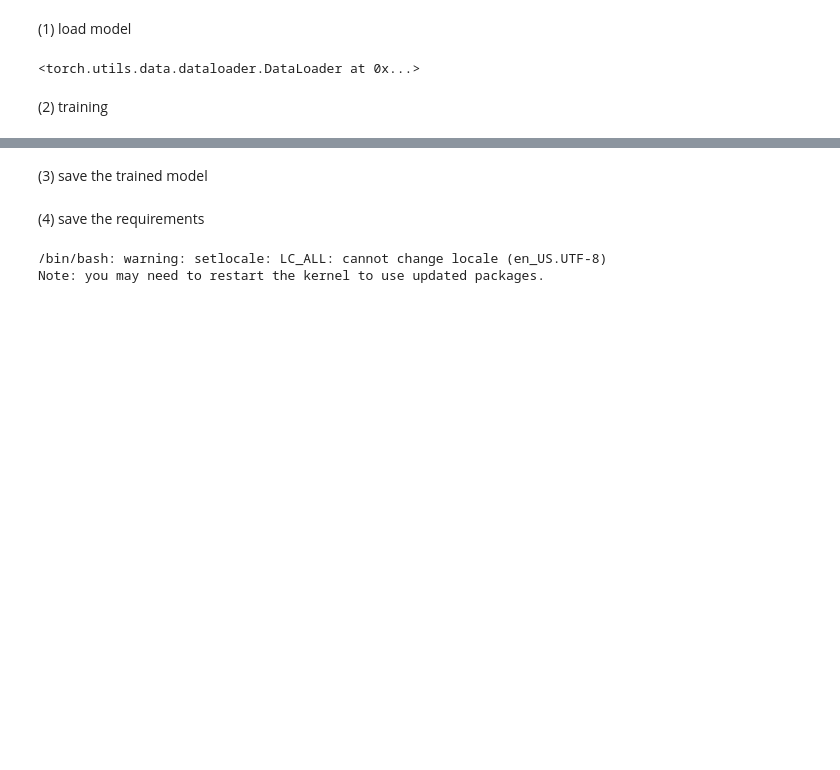
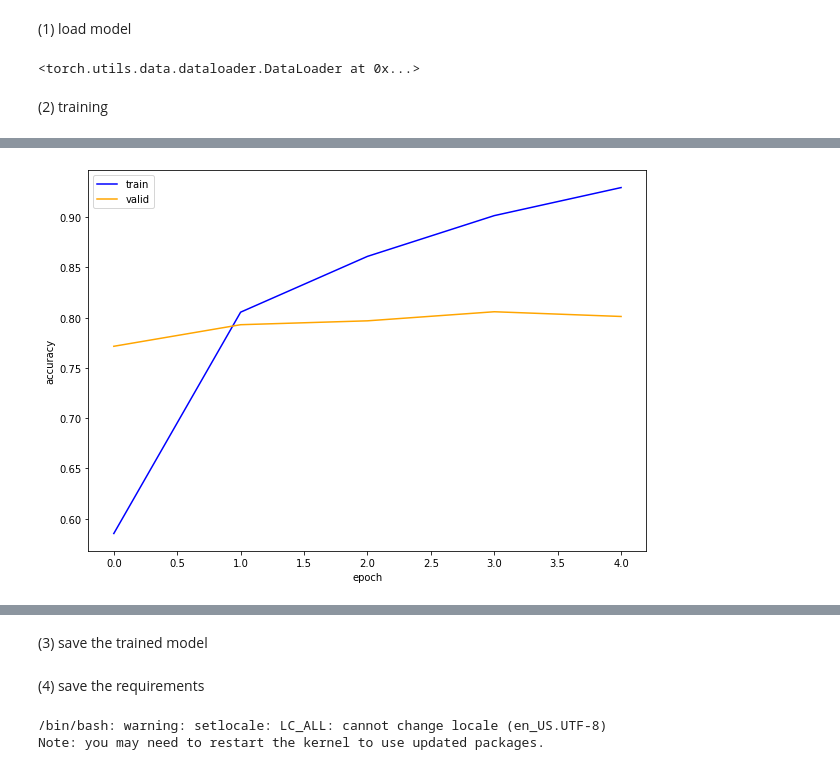
Before and after one commit to Manner-Maketh-Man/Machine-Learning, a Jupyter notebook: kobert_ver1.ipynb, the cells around one changed output, grey strips where cells are left out. Cells and saved outputs as stored; diff of their text form; code cells hidden in the pictures; blank space fills up the shorter version.

Commit message:
modify kobert final model

```diff
--- a/kobert_ver1.ipynb
+++ b/kobert_ver1.ipynb
@@ -235,4 +182,6 @@ for sen, label in zip(train['sentence'], train['class'])  :
     data.append(str(label))
 
     data_list.append(data)
+
+label_decoder = {0: "sadness", 1: "fear", 2: "disgust", 3: "neutral", 4: "happiness", 5: "angry", 6: "surprise"}
 # %% [markdown]
@@ -240,5 +189,11 @@ for sen, label in zip(train['sentence'], train['class'])  :
 # %%
-train, test = train_test_split(data_list, test_size=0.2, shuffle=True, random_state = 1234)
+from sklearn.model_selection import train_test_split
+
+# Extract labels for stratification
+labels = [item[1] for item in data_list]
+
+train_temp, test = train_test_split(data_list, test_size=0.2,random_state=1234, stratify=labels)
+train, valid = train_test_split(train_temp, test_size=0.25, random_state=1234)  # 0.25 x 0.8 = 0.2
 # %% [markdown]
 (4) tokenizing
 # %%
@@ -267,15 +222,18 @@ class BERTDataset(Dataset):
 max_len = 64
 batch_size = 64
 warmup_ratio = 0.1
-num_epochs = 7
+num_epochs = 5
 max_grad_norm = 1
 log_interval = 200
 learning_rate =  5e-5
 # %%
+# prepare dataloaders
 data_train = BERTDataset(train, 0, 1, tok, max_len, True, False)
+data_valid = BERTDataset(valid, 0, 1, tok, max_len, True, False)
 data_test = BERTDataset(test, 0, 1, tok, max_len, True, False)
 
 train_dataloader = torch.utils.data.DataLoader(data_train, batch_size=batch_size, num_workers=5)
+valid_dataloader = torch.utils.data.DataLoader(data_valid, batch_size=batch_size, num_workers=5)
 test_dataloader = torch.utils.data.DataLoader(data_test, batch_size=batch_size, num_workers=5)
 # %%
 class BERTClassifier(nn.Module):
@@ -341,35 +299,78 @@ train_dataloader
 # %% [markdown]
 (2) training
 # %%
-from tqdm.notebook import tqdm
+# initialize best validation accuracy and corresponding epoch number
+best_val_acc = 0.0
+best_epoch = 0
+
+train_acc_list = []
+valid_acc_list = []
+
 for e in range(num_epochs):
     train_acc = 0.0
-    test_acc = 0.0
     model.train()
-    for batch_id, (token_ids, valid_length, segment_ids, label) in enumerate(tqdm(train_dataloader)):
+    for batch_id, (token_ids, valid_length, segment_ids, label) in enumerate(train_dataloader):
         optimizer.zero_grad()
         token_ids = token_ids.long().to(device)
         segment_ids = segment_ids.long().to(device)
-        valid_length= valid_length
+        valid_length = valid_length
         label = label.long().to(device)
         out = model(token_ids, valid_length, segment_ids)
         loss = loss_fn(out, label)
         loss.backward()
         torch.nn.utils.clip_grad_norm_(model.parameters(), max_grad_norm)
         optimizer.step()
-        scheduler.step()  # Update learning rate schedule
+        scheduler.step()
         train_acc += calc_accuracy(out, label)
-        if batch_id % log_interval == 0:
-            print("epoch {} batch id {} loss {} train acc {}".format(e+1, batch_id+1, loss.data.cpu().numpy(), train_acc / (batch_id+1)))
+    train_acc_list.append(train_acc / (batch_id+1))
     print("epoch {} train acc {}".format(e+1, train_acc / (batch_id+1)))
 
     model.eval()
-    for batch_id, (token_ids, valid_length, segment_ids, label) in enumerate(tqdm_notebook(test_dataloader)):
+    valid_acc = 0.0
+    for batch_id, (token_ids, valid_length, segment_ids, label) in enumerate(valid_dataloader):
         token_ids = token_ids.long().to(device)
         segment_ids = segment_ids.long().to(device)
-        valid_length= valid_length
+        valid_length = valid_length
         label = label.long().to(device)
         out = model(token_ids, valid_length, segment_ids)
-        test_acc += calc_accuracy(out, label)
-    print("epoch {} test acc {}".format(e+1, test_acc / (batch_id+1)))
+        valid_acc += calc_accuracy(out, label)
+    valid_acc /= (batch_id+1)
+    valid_acc_list.append(valid_acc)
+    print("epoch {} valid acc {}".format(e+1, valid_acc))
+
+    # save model if validation accuracy has increased
+    if valid_acc > best_val_acc:
+        best_val_acc = valid_acc
+        best_epoch = e
+        torch.save(model.state_dict(), 'best_model.pt')
+        print(f"Model saved at epoch {best_epoch+1}, valid acc {best_val_acc}")
+
+# load best model
+model.load_state_dict(torch.load('best_model.pt'))
+
+# plot accuracy graph
+plt.figure(figsize=(10, 7))
+plt.plot(train_acc_list, color='blue', label='train')
+plt.plot(valid_acc_list, color='orange', label='valid')
+plt.xlabel('epoch')
+plt.ylabel('accuracy')
+plt.legend()
+plt.show()
+
+# calculate f1 score, precision, recall and accuracy
+model.eval()
+y_true = []
+y_pred = []
+for batch_id, (token_ids, valid_length, segment_ids, label) in enumerate(test_dataloader):
+    token_ids = token_ids.long().to(device)
+    segment_ids = segment_ids.long().to(device)
+    valid_length = valid_length
+    label = label.long().to(device)
+    out = model(token_ids, valid_length, segment_ids)
+    max_vals, max_indices = torch.max(out, 1)
+    y_true += list(label.cpu().numpy())
+    y_pred += list(max_indices.cpu().numpy())
+
+print(classification_report(y_true, y_pred, target_names=label_decoder.values()))
+print("Test accuracy: {}".format(accuracy_score(y_true, y_pred)))
 # %% [output]
@@ -379,0 +391 @@ epoch 1 train acc 0.6803733766233767
+[figure, added]
```
Also changed, not shown: parts of 18 cells of this notebook.
